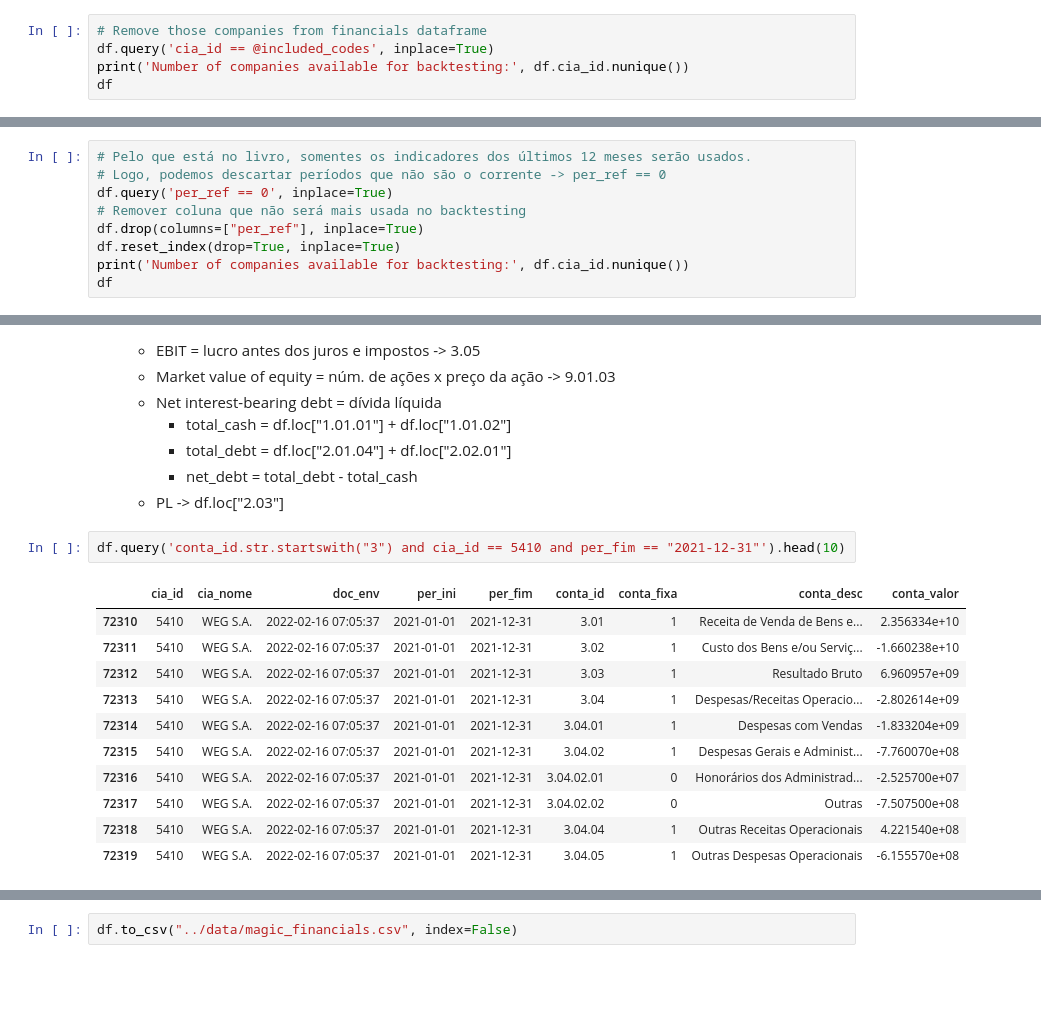
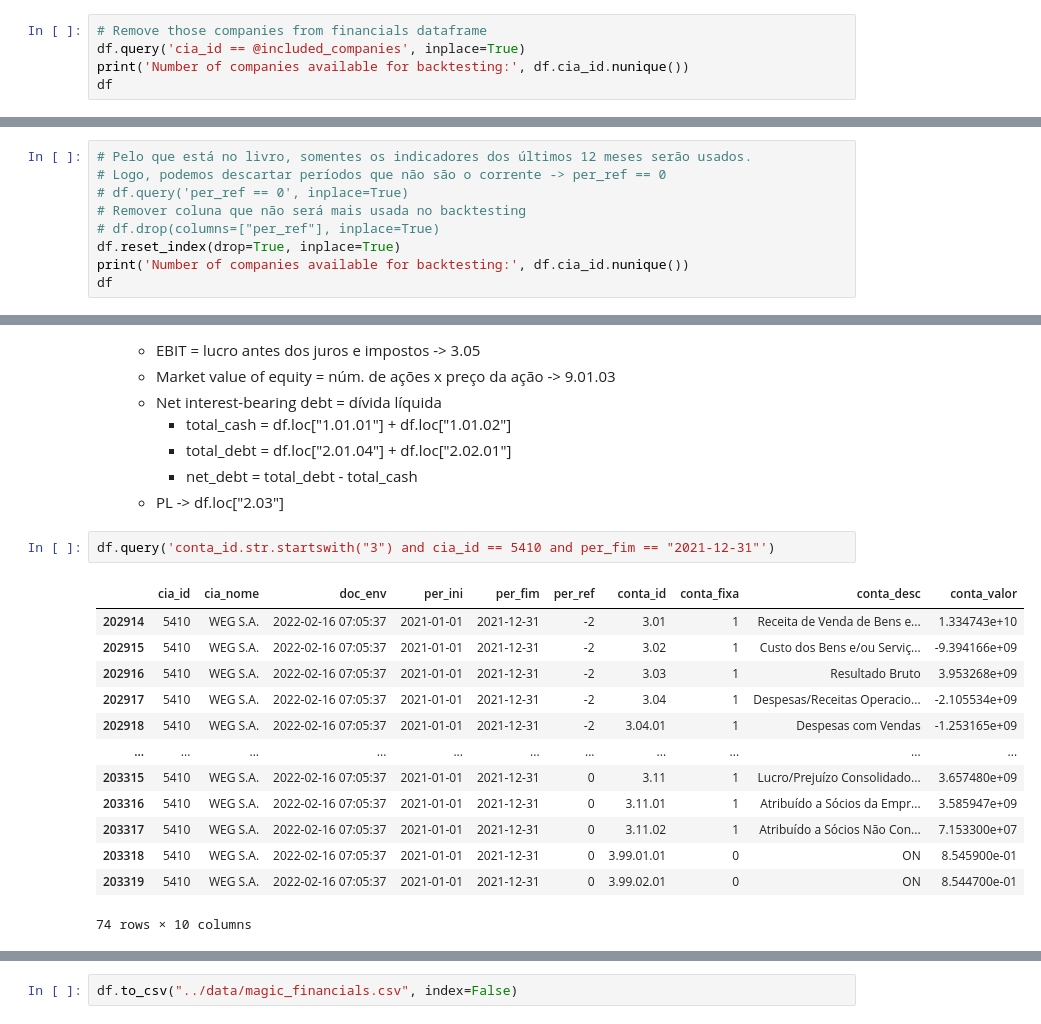
Before and after one commit to AlgebraQuant/MagicFormula, a Jupyter notebook: src/2_magic_financials.ipynb, the cells around one changed output, grey strips where cells are left out. Saved outputs shown, nothing was run; the diff lists cells and outputs as text; blank space fills up the shorter version.

```diff
--- a/src/2_magic_financials.ipynb
+++ b/src/2_magic_financials.ipynb
@@ -52,7 +52,7 @@ print(included_codes[:10])
 [60, 78, 86, 94, 116, 132, 159, 167, 175, 183]
 # %%
 # Remove those companies from financials dataframe
-df.query('cia_id == @included_codes', inplace=True)
+df.query('cia_id == @included_companies', inplace=True)
 print('Number of companies available for backtesting:', df.cia_id.nunique())
 df
 # %% [output]
@@ -126,9 +142,9 @@ Number of companies available for backtesting: 585
 # %%
 # Pelo que está no livro, somentes os indicadores dos últimos 12 meses serão usados.
 # Logo, podemos descartar períodos que não são o corrente -> per_ref == 0
-df.query('per_ref == 0', inplace=True)
+# df.query('per_ref == 0', inplace=True)
 # Remover coluna que não será mais usada no backtesting
-df.drop(columns=["per_ref"], inplace=True)
+# df.drop(columns=["per_ref"], inplace=True)
 df.reset_index(drop=True, inplace=True)
 print('Number of companies available for backtesting:', df.cia_id.nunique())
 df
@@ -174,19 +190,21 @@ Logo, para usar a fórmula precisamos filtrar as empresas por:
         - net_debt = total_debt - total_cash
     - PL -> df.loc["2.03"]
 # %%
-df.query('conta_id.str.startswith("3") and cia_id == 5410 and per_fim == "2021-12-31"').head(10)
+df.query('conta_id.str.startswith("3") and cia_id == 5410 and per_fim == "2021-12-31"')
 # %% [output]
-|  | cia_id | cia_nome | doc_env | per_ini | per_fim | conta_id | conta_fixa | conta_desc | conta_valor |
-| 72310 | 5410 | WEG S.A. | 2022-02-16 07:05:37 | 2021-01-01 | 2021-12-31 | 3.01 | 1 | Receita de Venda de Bens e... | 2.356334e+10 |
-| 72311 | 5410 | WEG S.A. | 2022-02-16 07:05:37 | 2021-01-01 | 2021-12-31 | 3.02 | 1 | Custo dos Bens e/ou Serviç... | -1.660238e+10 |
-| 72312 | 5410 | WEG S.A. | 2022-02-16 07:05:37 | 2021-01-01 | 2021-12-31 | 3.03 | 1 | Resultado Bruto | 6.960957e+09 |
-| 72313 | 5410 | WEG S.A. | 2022-02-16 07:05:37 | 2021-01-01 | 2021-12-31 | 3.04 | 1 | Despesas/Receitas Operacio... | -2.802614e+09 |
-| 72314 | 5410 | WEG S.A. | 2022-02-16 07:05:37 | 2021-01-01 | 2021-12-31 | 3.04.01 | 1 | Despesas com Vendas | -1.833204e+09 |
-| 72315 | 5410 | WEG S.A. | 2022-02-16 07:05:37 | 2021-01-01 | 2021-12-31 | 3.04.02 | 1 | Despesas Gerais e Administ... | -7.760070e+08 |
-| 72316 | 5410 | WEG S.A. | 2022-02-16 07:05:37 | 2021-01-01 | 2021-12-31 | 3.04.02.01 | 0 | Honorários dos Administrad... | -2.525700e+07 |
-| 72317 | 5410 | WEG S.A. | 2022-02-16 07:05:37 | 2021-01-01 | 2021-12-31 | 3.04.02.02 | 0 | Outras | -7.507500e+08 |
-| 72318 | 5410 | WEG S.A. | 2022-02-16 07:05:37 | 2021-01-01 | 2021-12-31 | 3.04.04 | 1 | Outras Receitas Operacionais | 4.221540e+08 |
-| 72319 | 5410 | WEG S.A. | 2022-02-16 07:05:37 | 2021-01-01 | 2021-12-31 | 3.04.05 | 1 | Outras Despesas Operacionais | -6.155570e+08 |
+|  | cia_id | cia_nome | doc_env | per_ini | per_fim | per_ref | conta_id | conta_fixa | conta_desc | conta_valor |
+| 202914 | 5410 | WEG S.A. | 2022-02-16 07:05:37 | 2021-01-01 | 2021-12-31 | -2 | 3.01 | 1 | Receita de Venda de Bens e... | 1.334743e+10 |
+| 202915 | 5410 | WEG S.A. | 2022-02-16 07:05:37 | 2021-01-01 | 2021-12-31 | -2 | 3.02 | 1 | Custo dos Bens e/ou Serviç... | -9.394166e+09 |
+| 202916 | 5410 | WEG S.A. | 2022-02-16 07:05:37 | 2021-01-01 | 2021-12-31 | -2 | 3.03 | 1 | Resultado Bruto | 3.953268e+09 |
+| 202917 | 5410 | WEG S.A. | 2022-02-16 07:05:37 | 2021-01-01 | 2021-12-31 | -2 | 3.04 | 1 | Despesas/Receitas Operacio... | -2.105534e+09 |
+| 202918 | 5410 | WEG S.A. | 2022-02-16 07:05:37 | 2021-01-01 | 2021-12-31 | -2 | 3.04.01 | 1 | Despesas com Vendas | -1.253165e+09 |
+| ... | ... | ... | ... | ... | ... | ... | ... | ... | ... | ... |
+| 203315 | 5410 | WEG S.A. | 2022-02-16 07:05:37 | 2021-01-01 | 2021-12-31 | 0 | 3.11 | 1 | Lucro/Prejuízo Consolidado... | 3.657480e+09 |
+| 203316 | 5410 | WEG S.A. | 2022-02-16 07:05:37 | 2021-01-01 | 2021-12-31 | 0 | 3.11.01 | 1 | Atribuído a Sócios da Empr... | 3.585947e+09 |
+| 203317 | 5410 | WEG S.A. | 2022-02-16 07:05:37 | 2021-01-01 | 2021-12-31 | 0 | 3.11.02 | 1 | Atribuído a Sócios Não Con... | 7.153300e+07 |
+| 203318 | 5410 | WEG S.A. | 2022-02-16 07:05:37 | 2021-01-01 | 2021-12-31 | 0 | 3.99.01.01 | 0 | ON | 8.545900e-01 |
+| 203319 | 5410 | WEG S.A. | 2022-02-16 07:05:37 | 2021-01-01 | 2021-12-31 | 0 | 3.99.02.01 | 0 | ON | 8.544700e-01 |
+74 rows × 10 columns
 # %%
 # Filtrar as contas que serão usadas
 contas = ["1.01.01", "1.01.02", "2.01.04", "2.02.01", "2.03", "3.01", "3.05", "9.01.03"]
```
Also changed, not shown: parts of 25 cells of this notebook, 7 other files.
